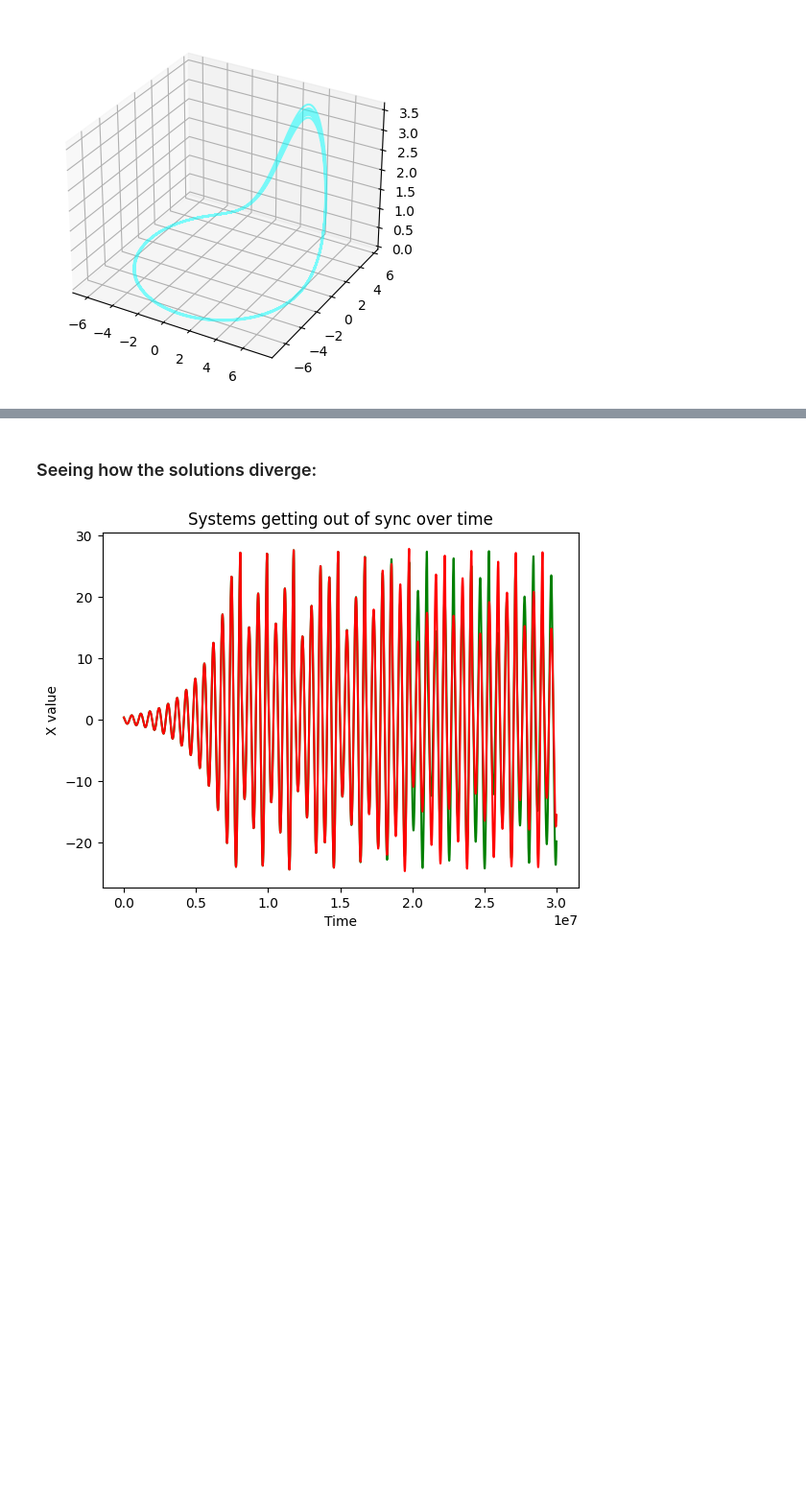
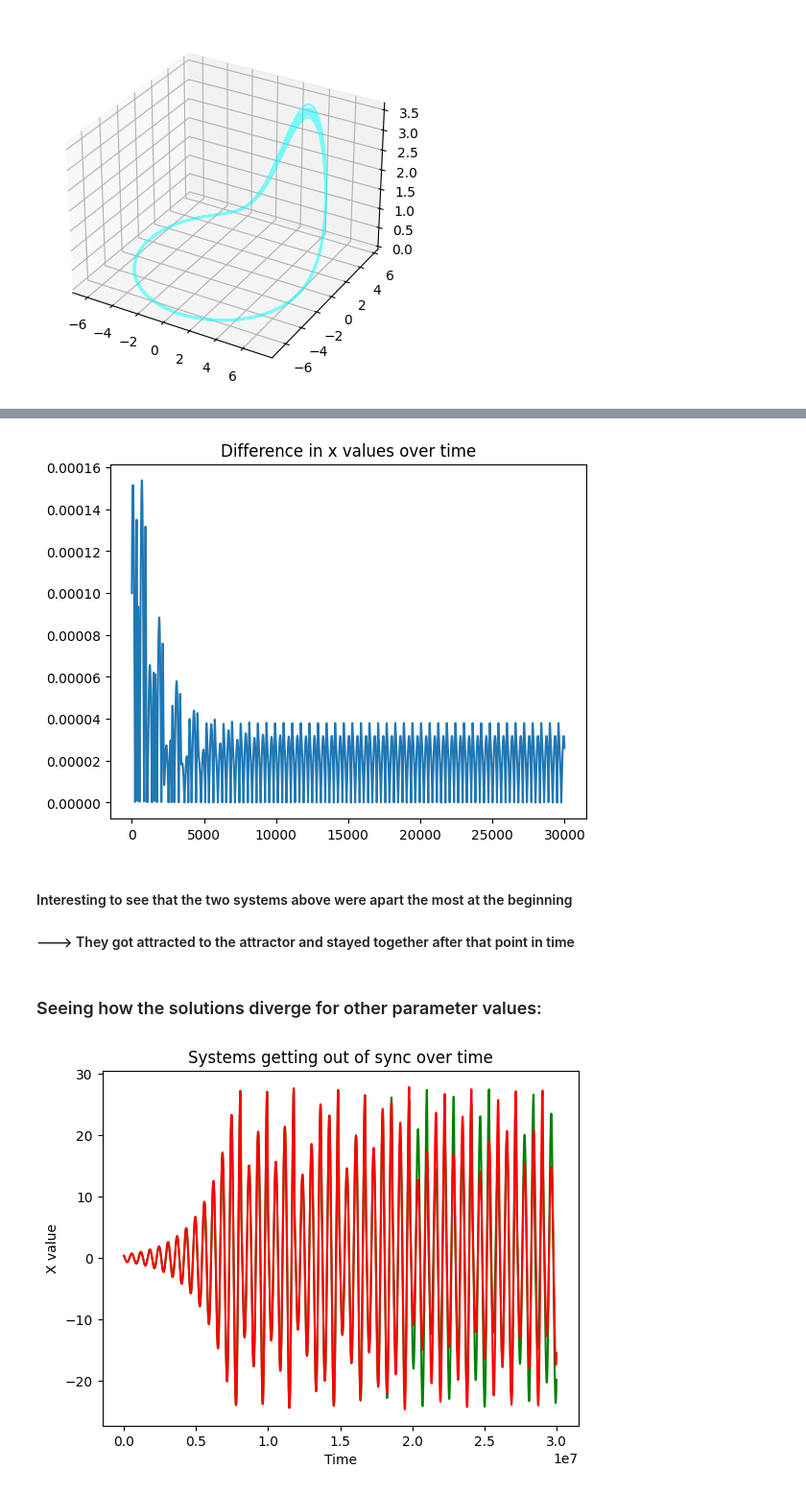
Before and after one commit to AdrianKlessa/random_notebooks, a Jupyter notebook: lorenz_system.ipynb, the cells around one changed output, grey strips where cells are left out. Shown at 96% size. Drawn from its saved outputs; the diff is of its cells as text; code cells hidden in the pictures; blank space fills up the shorter version.

```diff
--- a/lorenz_system.ipynb
+++ b/lorenz_system.ipynb
@@ -328,5 +353,15 @@ ax.plot3D(x_1, y_1, z_1, 'cyan', alpha=0.5)
+# %%
+value_change = abs(x_1-x_2)
+plt.plot(value_change)
+plt.title("Difference in x values over time")
+plt.show()
+# %% [output]
+[figure, added]
+# %% [markdown]
+#### Interesting to see that the two systems above were apart the most at the beginning
+#### ---> They got attracted to the attractor and stayed together after that point in time
 # %% [markdown]
-### Seeing how the solutions diverge:
+### Seeing how the solutions diverge for other parameter values:
 # %%
 sys = RosslerSystem(0.1, 0.1, 18, 0.400, 0.400, 0.400)
 dt=0.00001
```
Also changed, not shown: parts of 5 cells of this notebook.
